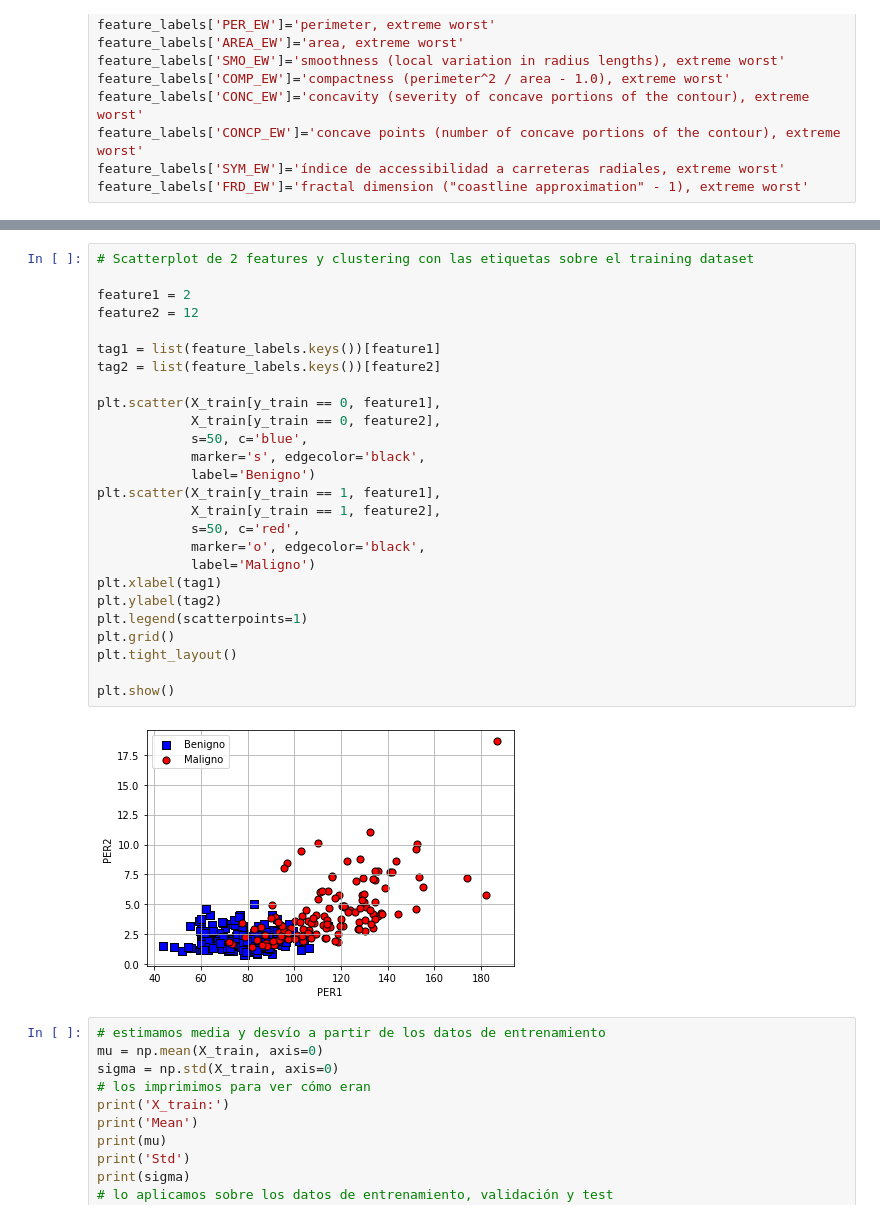
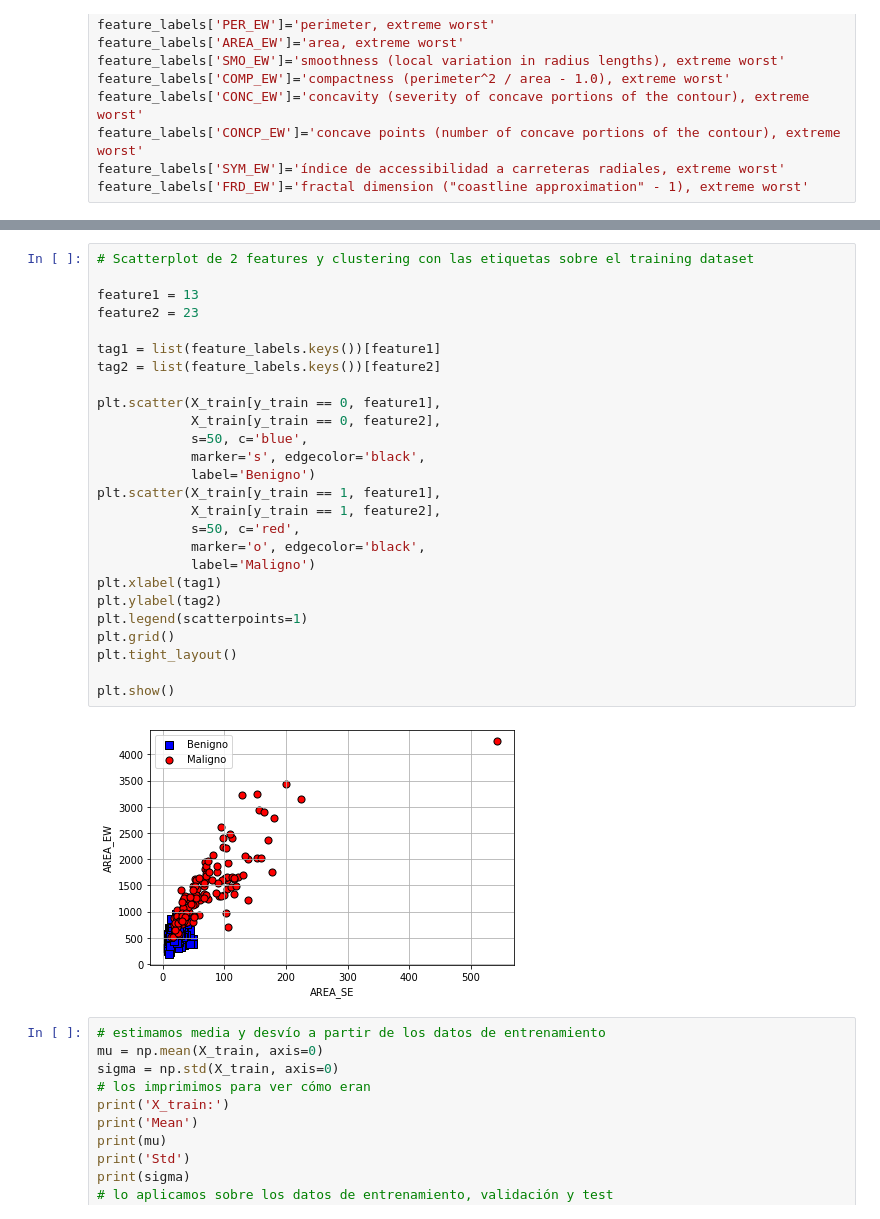
Before and after one commit to nicocarbone/DUIA---Machine-Learning---TP1, a Jupyter notebook: TP1 - Carbone.ipynb, the cells around one changed output, grey strips where cells are left out. Cells and saved outputs as stored; diff of their text form.

```diff
--- a/TP1 - Carbone.ipynb
+++ b/TP1 - Carbone.ipynb
@@ -223,31 +223,31 @@ plt.show()
 # %%
 # Scatterplot de 2 features y clustering con las etiquetas sobre el training dataset
 
-feature1 = 2
-feature2 = 12
+feature1 = 13
+feature2 = 23
 
 tag1 = list(feature_labels.keys())[feature1]
 tag2 = list(feature_labels.keys())[feature2]
 
 plt.scatter(X_train[y_train == 0, feature1],
             X_train[y_train == 0, feature2],
             s=50, c='blue',
             marker='s', edgecolor='black',
             label='Benigno')
 plt.scatter(X_train[y_train == 1, feature1],
             X_train[y_train == 1, feature2],
             s=50, c='red',
             marker='o', edgecolor='black',
             label='Maligno')
 plt.xlabel(tag1)
 plt.ylabel(tag2)
 plt.legend(scatterpoints=1)
 plt.grid()
 plt.tight_layout()
 
 plt.show()
 # %% [output]
-[figure, old version]
+[figure, new version]
 # %%
 # estimamos media y desvío a partir de los datos de entrenamiento
 mu = np.mean(X_train, axis=0)
```
Also changed, not shown: parts of 1 cell of this notebook, 1 other file.
